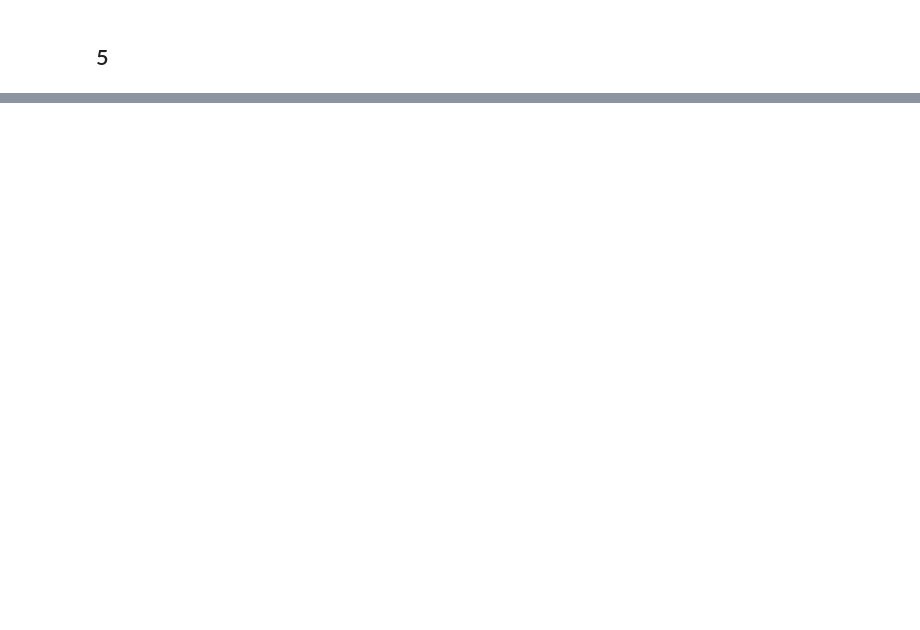
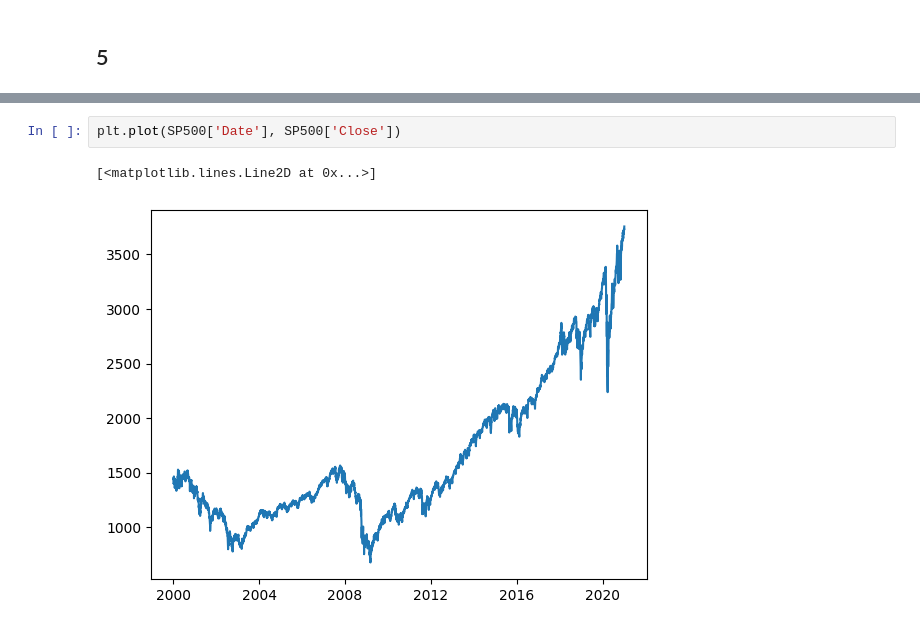
Before and after one commit to milchi03/QRM_ETH_Exercise, a Jupyter notebook: QRM_Exercise_3.ipynb, the cells around one changed output, grey strips where cells are left out. Drawn from its saved outputs; the diff is of its cells as text; blank space fills up the shorter version.

```diff
--- a/QRM_Exercise_3.ipynb
+++ b/QRM_Exercise_3.ipynb
@@ -93,0 +144,5 @@ plt.plot(GARCH11path(N=1000, burn_in=10000, a0=0.1, a1=0.4, b=0.4, WN='WNt')[0])
+# %%
+plt.plot(SP500['Date'], SP500['Close'])
+# %% [output]
+[<matplotlib.lines.Line2D at 0x...>]
+[figure, added]
```
Also changed, not shown: parts of 32 cells of this notebook, 2 other files.
